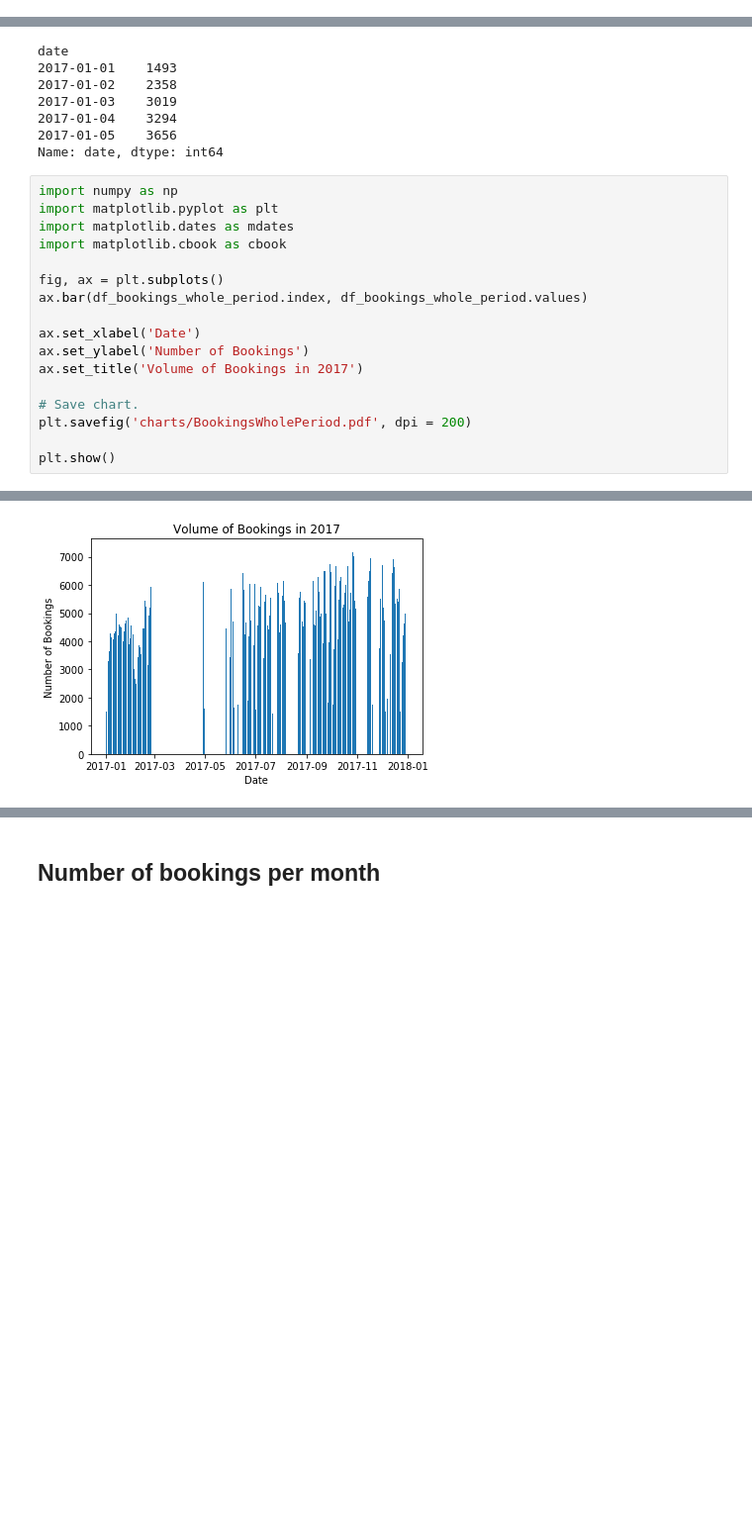
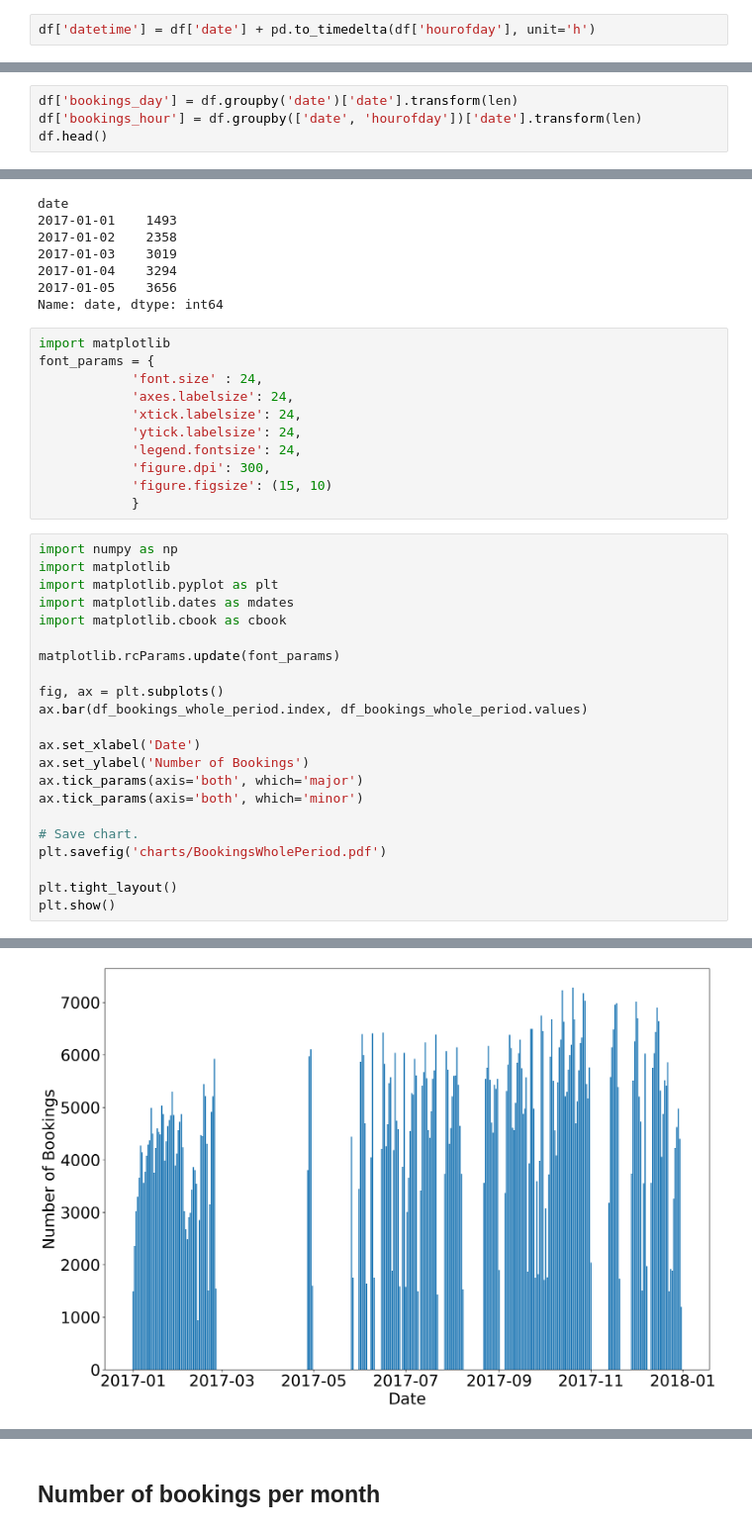
Before and after one commit to dougct/carsharing-prediction, a Jupyter notebook: src/temporal-analyses/Characterization.ipynb, the cells around one changed output, grey strips where cells are left out. Shown at 99% size. Drawn from its saved outputs; the diff is of its cells as text; blank space fills up the shorter version.

Commit message:
Add latest plots and RF analysis.

```diff
--- a/src/temporal-analyses/Characterization.ipynb
+++ b/src/temporal-analyses/Characterization.ipynb
@@ -25,6 +25,8 @@ def load_data(dataset_name):
     return df.sort_values('date')
 # %%
 df = load_data("data/Vancouver2017Full.csv")
+# %%
+df['datetime'] = df['date'] + pd.to_timedelta(df['hourofday'], unit='h')
 # %%
 df.head()
 # %% [output]
@@ -51,3 +53,7 @@ Timedelta('364 days 00:00:00')
 len(df.groupby(['date']))
 # %% [output]
 229
+# %%
+df['bookings_day'] = df.groupby('date')['date'].transform(len)
+df['bookings_hour'] = df.groupby(['date', 'hourofday'])['date'].transform(len)
+df.head()
@@ -64,26 +77,42 @@ date
 2017-01-04    3294
 2017-01-05    3656
 Name: date, dtype: int64
+# %%
+import matplotlib
+font_params = {
+            'font.size' : 24,
+            'axes.labelsize': 24,
+            'xtick.labelsize': 24,
+            'ytick.labelsize': 24,
+            'legend.fontsize': 24,
+            'figure.dpi': 300,
+            'figure.figsize': (15, 10)
+            }
 # %%
 import numpy as np
+import matplotlib
 import matplotlib.pyplot as plt
 import matplotlib.dates as mdates
 import matplotlib.cbook as cbook
+
+matplotlib.rcParams.update(font_params)
 
 fig, ax = plt.subplots()
 ax.bar(df_bookings_whole_period.index, df_bookings_whole_period.values)
 
 ax.set_xlabel('Date')
 ax.set_ylabel('Number of Bookings')
-ax.set_title('Volume of Bookings in 2017')
+ax.tick_params(axis='both', which='major')
+ax.tick_params(axis='both', which='minor')
 
 # Save chart.
-plt.savefig('charts/BookingsWholePeriod.pdf', dpi = 200)
+plt.savefig('charts/BookingsWholePeriod.pdf')
 
+plt.tight_layout()
 plt.show()
 # %% [output]
 To register the converters:
         >>> from pandas.plotting import register_matplotlib_converters
         >>> register_matplotlib_converters()
   warnings.warn(msg, FutureWarning)
-[figure, old version]
+[figure, new version]
```
Also changed, not shown: parts of 15 cells of this notebook, 35 other files.
